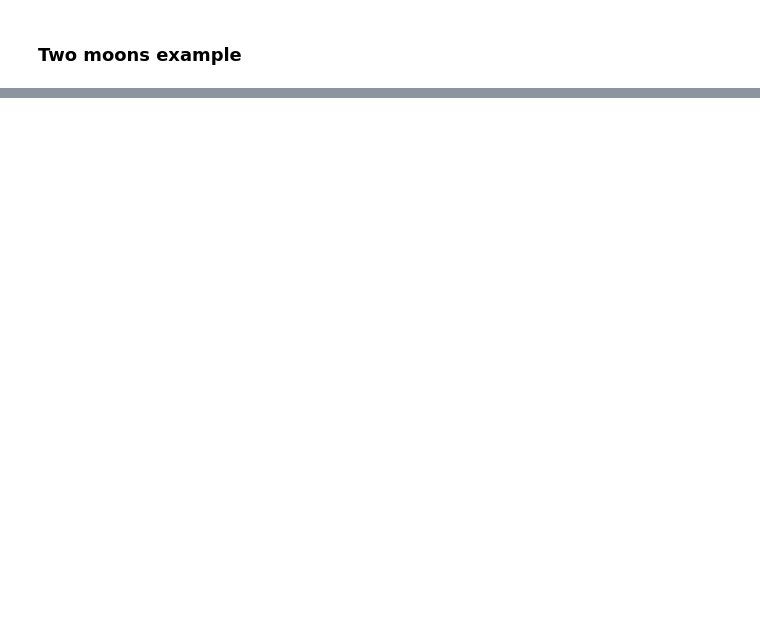
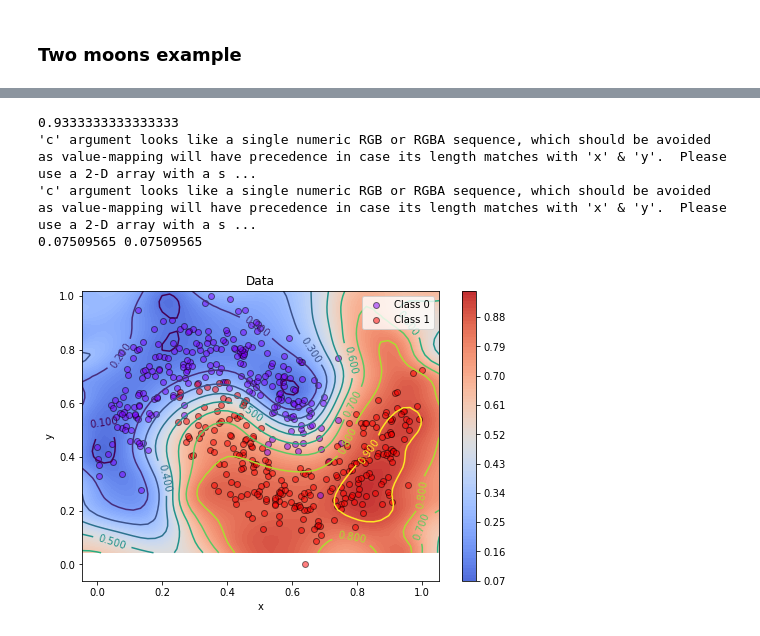
Before and after one commit to fagonzalezo/qmc, a Jupyter notebook: examples/qmc.ipynb, the cells around one changed output, grey strips where cells are left out. Saved outputs shown, nothing was run; the diff lists cells and outputs as text; code cells hidden in the pictures; blank space fills up the shorter version.

```diff
--- a/examples/qmc.ipynb
+++ b/examples/qmc.ipynb
@@ -74,0 +124,9 @@ out = qmc(data_x)
+# %%
+fm_x = layers.QFeatureMapRFF(dim=40, gamma=20, random_state=17)
+fm_y = layers.QFeatureMapOneHot(num_classes=2)
+qmc = models.QMClassifier(fm_x, fm_y, dim_y=2)
+out = qmc(X_train)
+qmc.compile()
+qmc.fit(X_train, y_train, epochs=1)
+out = qmc(X_test)
+print(out[:10])
@@ -74,0 +153,11 @@ out = qmc(data_x)
+# %%
+print(accuracy_score(y_test, out.numpy()[:,1] >= 0.5))
+pl.figure(figsize = (8,16/3))
+plot_decision_region(X_test, gen_pred_fun(qmc))
+plot_data(X, y)
+# %% [output]
+0.9333333333333333
+'c' argument looks like a single numeric RGB or RGBA sequence, which should be avoided as value-mapping will have precedence in case its length matches with 'x' & 'y'.  Please use a 2-D array with a s ...
+'c' argument looks like a single numeric RGB or RGBA sequence, which should be avoided as value-mapping will have precedence in case its length matches with 'x' & 'y'.  Please use a 2-D array with a s ...
+0.07509565 0.07509565
+[figure, added]
```
Also changed, not shown: parts of 8 cells of this notebook.
